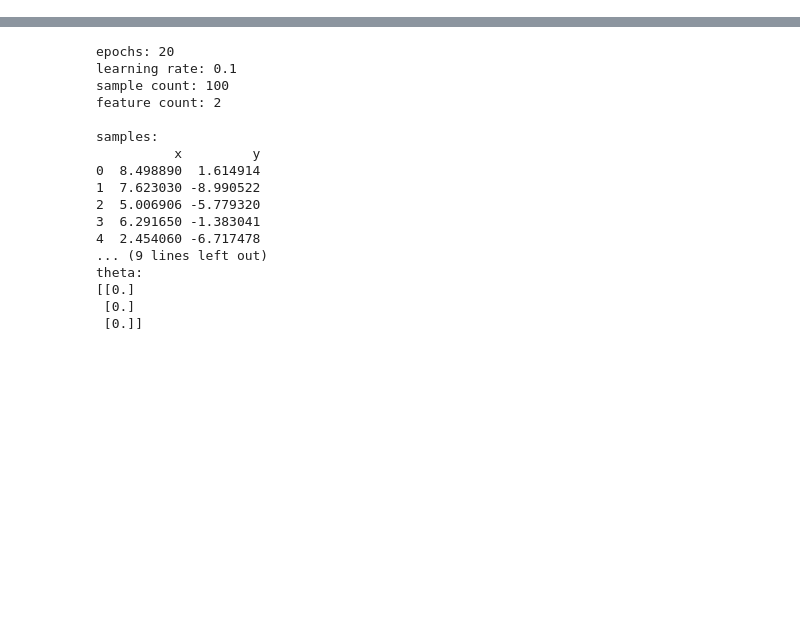
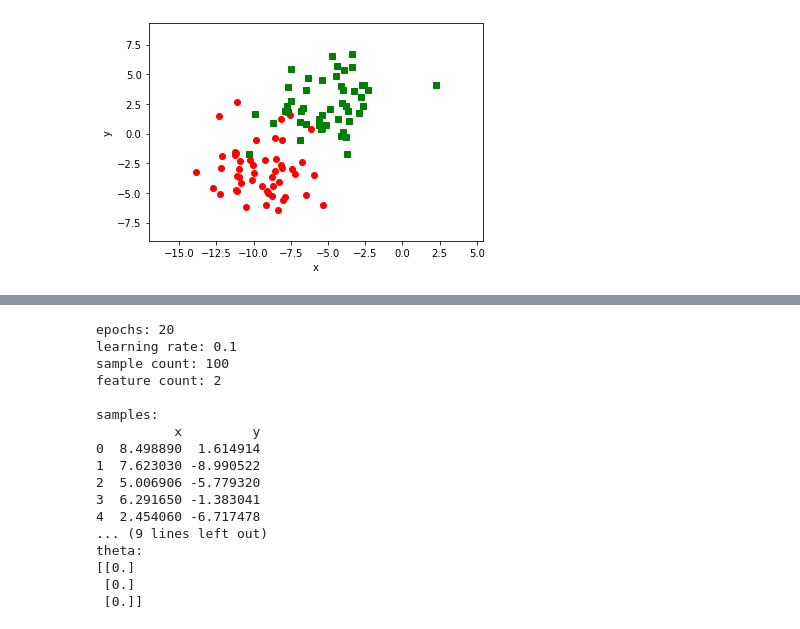
Before and after one commit to machadojohn/HW1, a Jupyter notebook: src/machado/perceptron.ipynb, the cells around one changed output, grey strips where cells are left out. Drawn from its saved outputs; the diff is of its cells as text; code cells hidden in the pictures; blank space fills up the shorter version.

```diff
--- a/src/machado/perceptron.ipynb
+++ b/src/machado/perceptron.ipynb
@@ -45,3 +45,48 @@ def generate_data():
+# %%
+def plot_df(df):
+
+    """
+        plots the dataframe generated in generate_data() with color coded clusters
+
+        Parameters:
+            df (DataFrame): DataFrame to be plotted. Should be generated with generate_data(). Columns must be [feature, feature, label].
+
+        Returns:
+            (None)
+    """
+
+    plt.plot(df[df.iloc[:,2] == 0].iloc[:,0], df[df.iloc[:,2] == 0].iloc[:,1], 'ro')
+    plt.plot(df[df.iloc[:,2] == 1].iloc[:,0], df[df.iloc[:,2] == 1].iloc[:,1], 'gs')
+    plt.xlabel(df.columns[0])
+    plt.ylabel(df.columns[1])
+    plt.legend()
+    _w = 0.2
+    plt.xlim(pad_range(_w, {'max': df.iloc[:,0].max(), 'min': df.iloc[:,0].min()}))
+    plt.ylim(pad_range(_w, {'max': df.iloc[:,1].max(), 'min': df.iloc[:,1].min()}))
+
+def pad_range(pad_width, _range):
+
+    """
+        padds a range with +- pad_width.
+        used to set pyplot.xlim() and pyplot.ylim() axis ranges.
+
+        Parameters:
+            pad_width (float): percent of the range to add to each side of the plot
+            _range (dictionary): max and min of the range
+
+        Returns:
+            (list): [_min - _pad, _max + _pad]
+    """
+
+    _max = _range['max']
+    _min = _range['min']
+    _delta = _max - _min
+    _pad = pad_width * _delta
+    return [_min - _pad, _max + _pad]
+# %%
+plot_df(clusters_df)
+# %% [output]
+[figure, added]
 # %%
 class Plotter:
 
```
Also changed, not shown: parts of 6 cells of this notebook.
